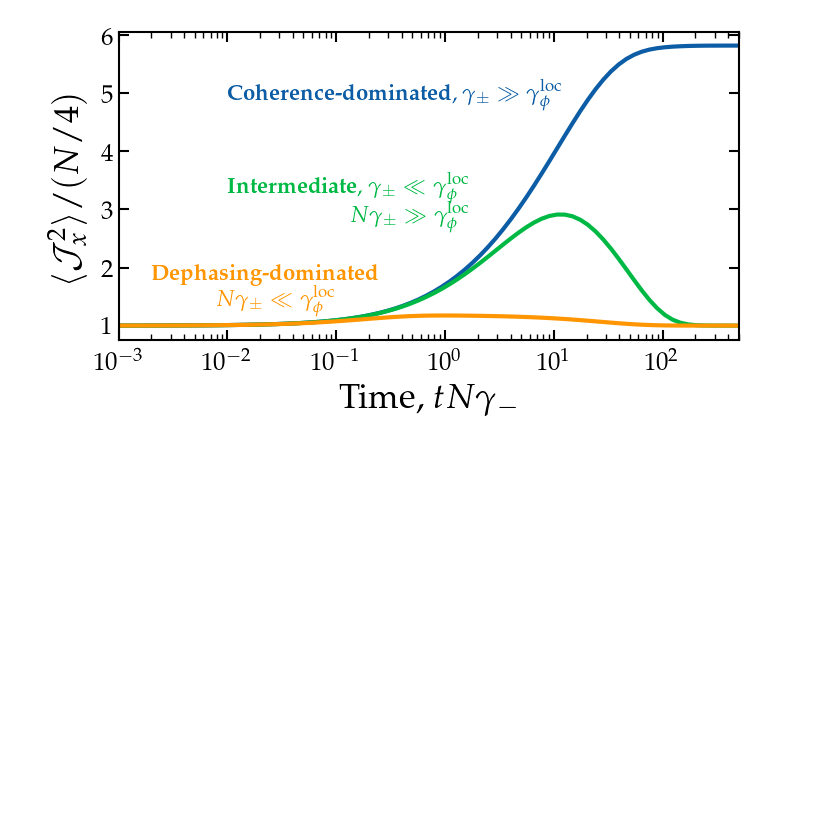
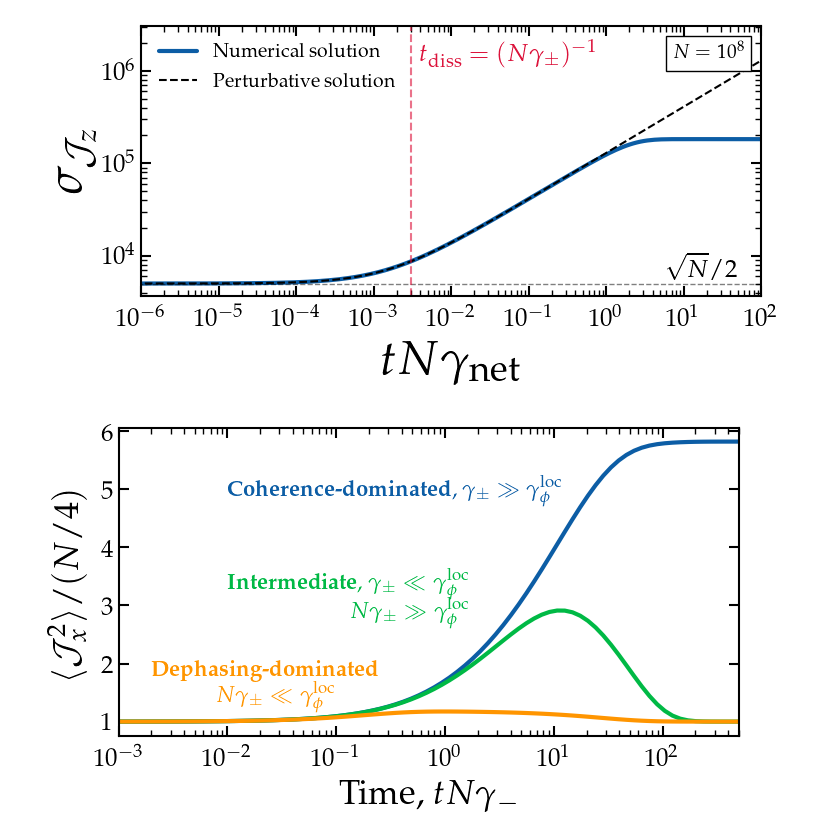
Before and after one commit to gpierobon/pyOpenNu, a Jupyter notebook: notebooks/Solutions.ipynb, the cells around one changed output. Drawn from its saved outputs; the diff is of its cells as text; code cells hidden in the pictures; blank space fills up the shorter version.

```diff
--- a/notebooks/Solutions.ipynb
+++ b/notebooks/Solutions.ipynb
@@ -26,3 +155,36 @@ cols = ['#0C5DA5', '#00B945', '#FF9500', '#FF2C00', '#845B97', '#474747', '#9e9e
+# %%
+fig, ax = plt.subplots(figsize=(8,3.5))
+
+Ncode = 1e8
+
+gpr = 0.997
+t, jz, s0 = on.solve(Ncode, gp_ratio=gpr, gd_ratio=0, ti=1e-4, tf=1e5, ntimes=200, p_init=1)
+
+plt.loglog(t*(1-gpr), s0, label='Numerical solution')#/Ncode**(1/2)*2)
+plt.loglog(t*(1-gpr), np.sqrt((Ncode/4*t/t)), c='k', ls='--', alpha=0.5, lw=1, )
+plt.loglog(t*(1-gpr), np.sqrt((Ncode/4*t/t)+1/2*(Ncode+Ncode**(1/2))*t), c='k', ls='--', lw=1.5, label='Perturbative solution')
+
+plt.axvline(1-gpr, c='crimson', ls='--', lw=1.5, alpha=0.6)
+plt.text(4e-3, 1.3e6, r'$t_{\rm diss}=(N\gamma_{\pm})^{-1}$',c='crimson', fontsize=18)
+plt.text(6, 6e3, '$\sqrt{N}/2$', fontsize=18)
+
+text_box = AnchoredText(
+    fr"$N=10^8$",
+    loc='upper right',
+    frameon=True,
+    prop=dict(size=14)
+)
+ax.add_artist(text_box)
+
+plt.xlim(1e-6, 1e2)
+# plt.ylim(0.5, 500)
+plt.legend(fontsize=14)
+plt.xlabel(r'$tN\gamma_{\rm net}$')
+plt.ylabel(r'$\sigma_{{\cal J}_z}$')
+plt.show()
+#fig.savefig(main_dir+'plots/sigma_z.pdf', bbox_inches='tight')
+# %% [output]
+[figure, added]
 # %%
 Ncode = 1e2
 
```
Also changed, not shown: parts of 30 cells of this notebook, 6 other files.
